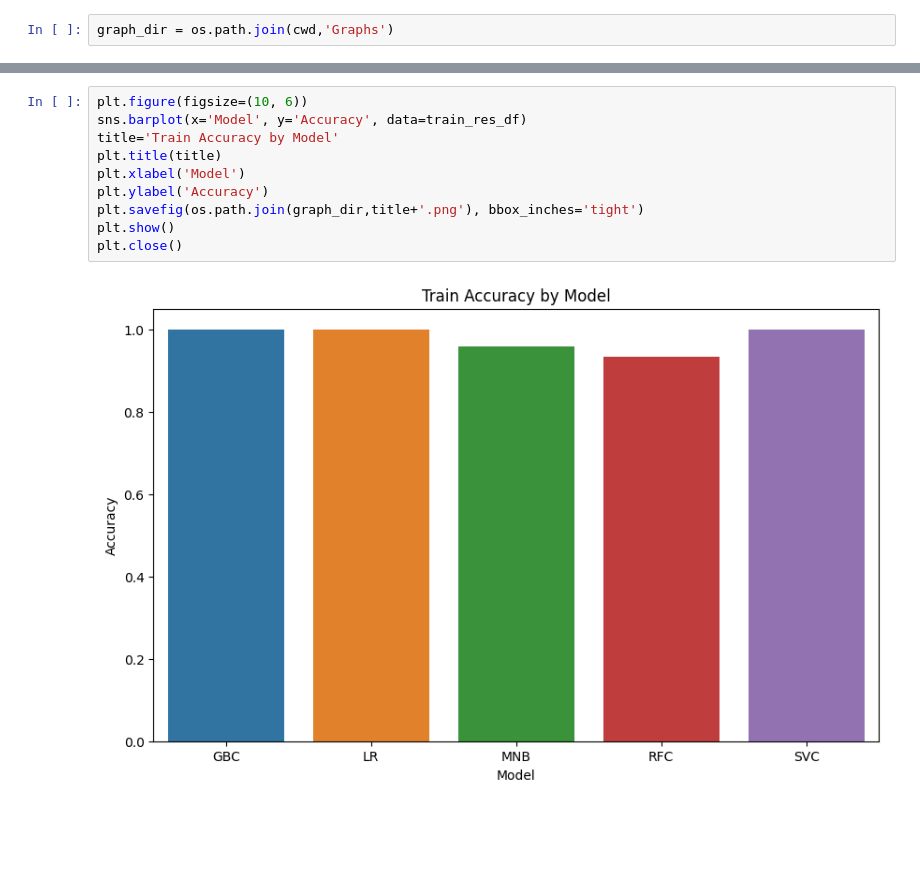
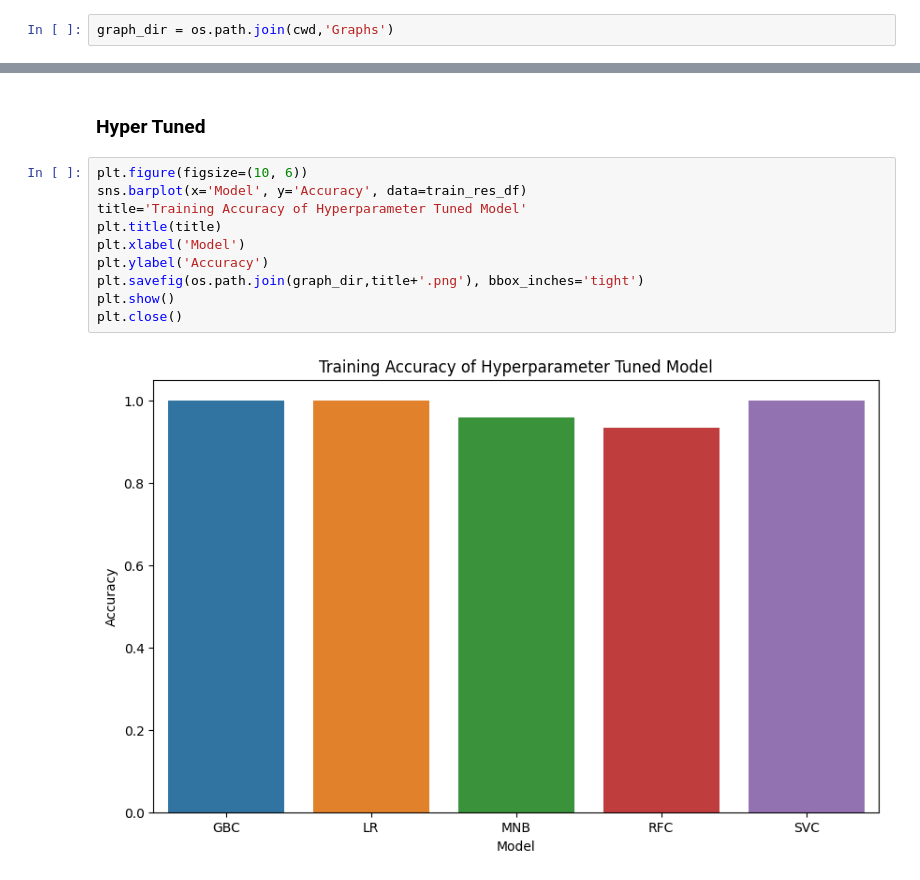
Before and after one commit to kanaishk/Fake-News-Detection, a Jupyter notebook: Result Aggregation.ipynb, the cells around one changed output, grey strips where cells are left out. Saved outputs shown, nothing was run; the diff lists cells and outputs as text; blank space fills up the shorter version.

Commit message:
create some new graphs

```diff
--- a/Result Aggregation.ipynb
+++ b/Result Aggregation.ipynb
@@ -305,12 +417,14 @@ plt.close()
+# %% [markdown]
+<h3>Hyper Tuned</h3>
 # %%
 plt.figure(figsize=(10, 6))
 sns.barplot(x='Model', y='Accuracy', data=train_res_df)
-title='Train Accuracy by Model'
+title='Training Accuracy of Hyperparameter Tuned Model'
 plt.title(title)
 plt.xlabel('Model')
 plt.ylabel('Accuracy')
 plt.savefig(os.path.join(graph_dir,title+'.png'), bbox_inches='tight')
 plt.show()
 plt.close()
 # %% [output]
-[figure, old version]
+[figure, new version]
```
Also changed, not shown: parts of 16 cells of this notebook, 18 other files.
